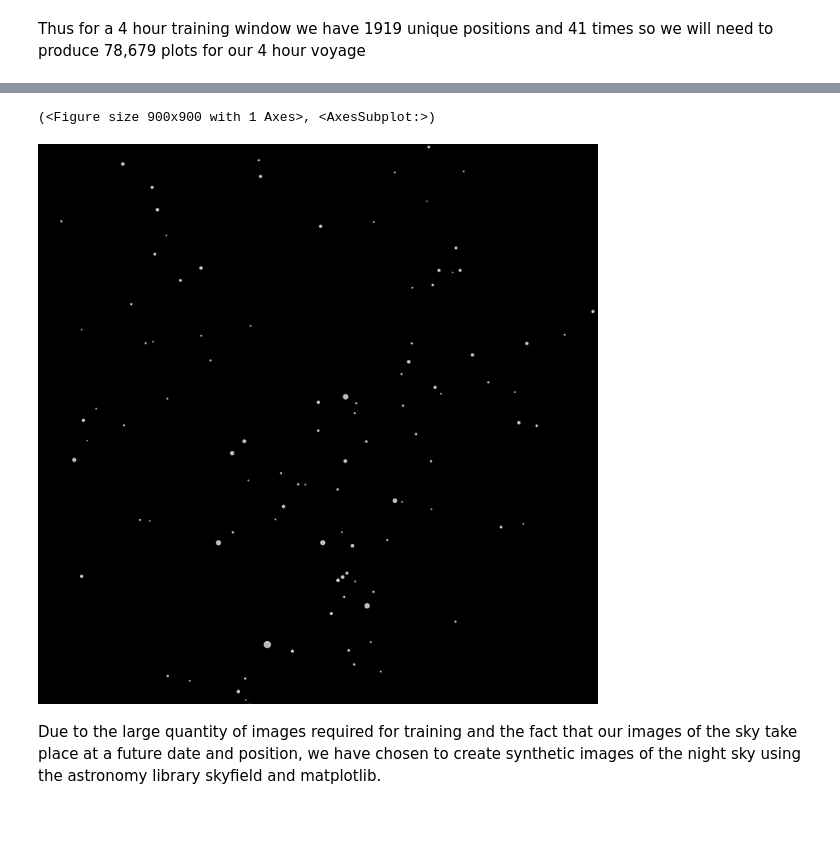
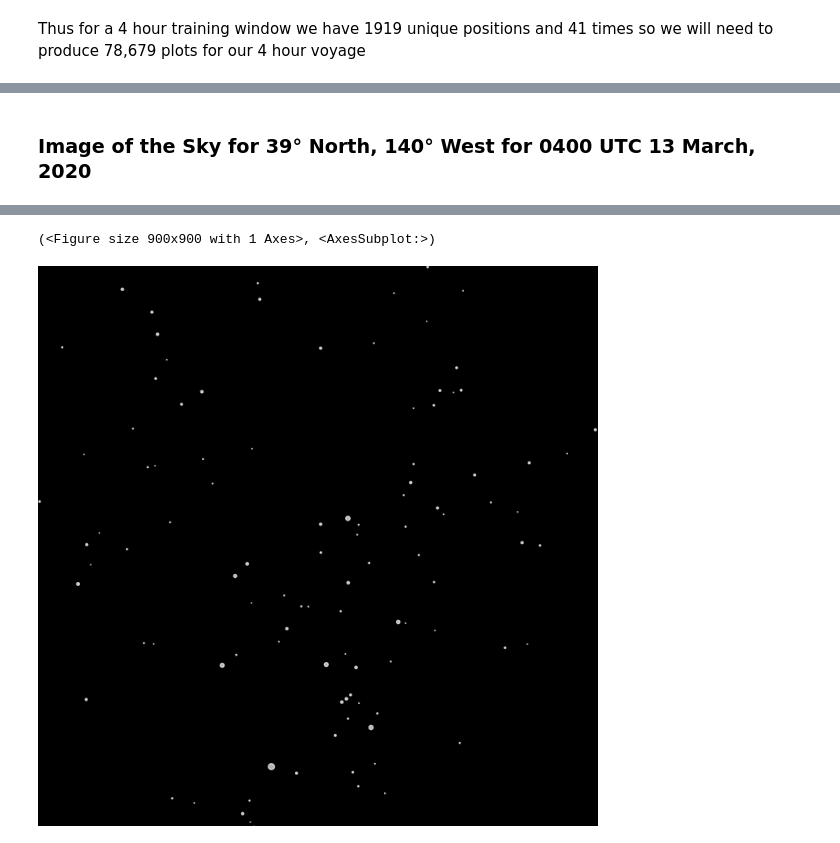
Before and after one commit to AlexSpradling/Deep-Learning-Celestial-Navigation, a Jupyter notebook: code/eda_notebook.ipynb, the cells around one changed output, grey strips where cells are left out. Cells and saved outputs as stored; diff of their text form; code cells hidden in the pictures.

Commit message:
Added markdown annotations 1. Extensive markdown annotations 2. 3D plots of temporal slices 3. Cloud plots

```diff
--- a/code/eda_notebook.ipynb
+++ b/code/eda_notebook.ipynb
@@ -208,7 +292,9 @@ Thus for a 4 hour training window we have 1919 unique positions and 41 times so
+# %% [markdown]
+### Image of the Sky for 39° North, 140° West for 0400 UTC 13 March, 2020
 # %%
 # set dark background
 plt.style.use('dark_background')
-position = np.array([39.0241, -140.9065])
+position = np.array([39.000, -140.000])
 observer = Topos(latitude_degrees = position[0], longitude_degrees=position[1])
 print('Creating sky For :',times[1][0], position)
 
@@ -219,4 +305,2 @@ Creating sky For : 2020-03-13 04:00:00+00:00 [  39.0241 -140.9065]
 (<Figure size 900x900 with 1 Axes>, <AxesSubplot:>)
-[figure, old version]
+[figure, new version]
-# %% [markdown]
-Due to the large quantity of images required for training and the fact that our images of the sky take place at a future date and position, we have chosen to create synthetic images of the night sky using the astronomy library skyfield and matplotlib.
```
Also changed, not shown: parts of 17 cells of this notebook.
